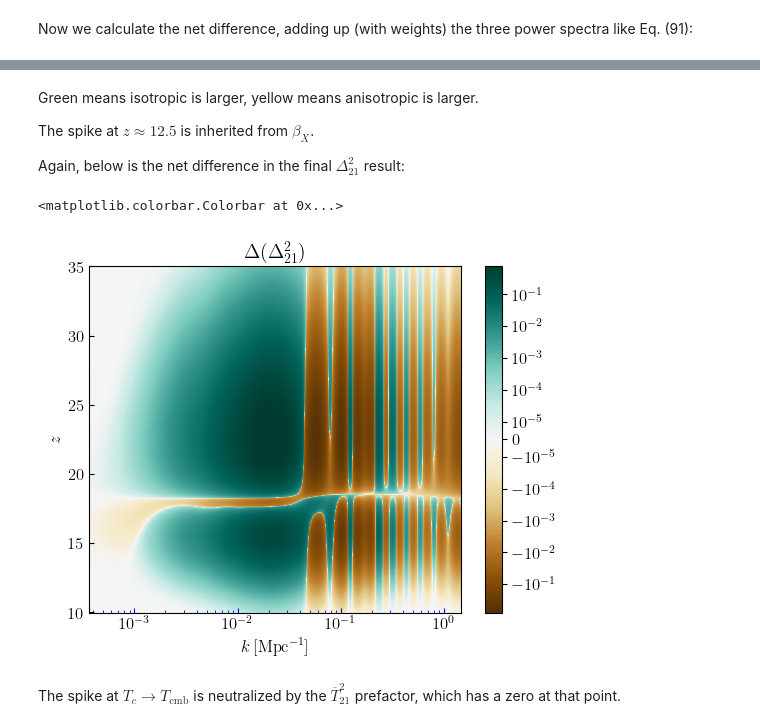
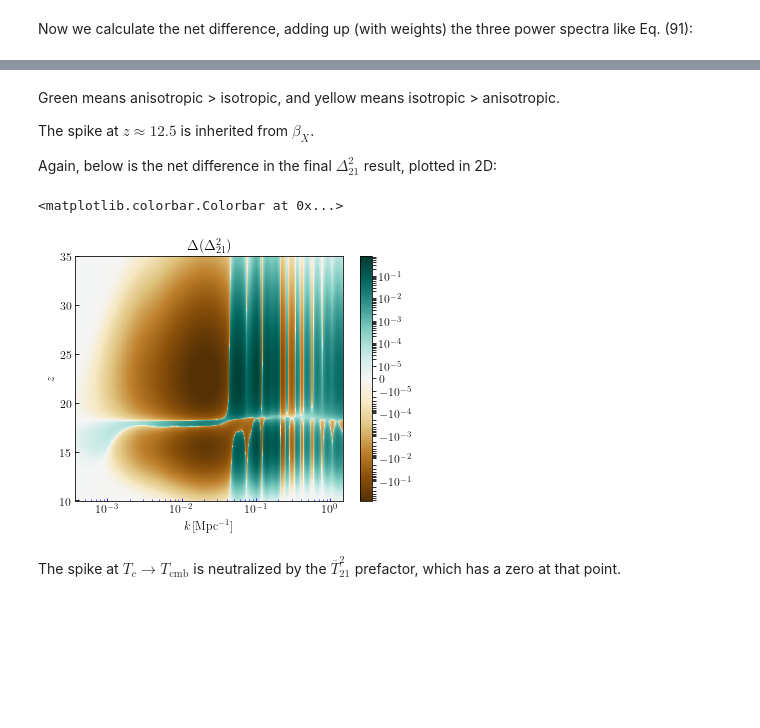
Before and after one commit to ryanyrzh/Zeus21, a Jupyter notebook: aniso_tests/corr_breakdown.ipynb, the cells around one changed output, grey strips where cells are left out. Drawn from its saved outputs; the diff is of its cells as text; code cells hidden in the pictures; blank space fills up the shorter version.

Commit message:
Flip difference (aniso - iso)

```diff
--- a/aniso_tests/corr_breakdown.ipynb
+++ b/aniso_tests/corr_breakdown.ipynb
@@ -638,32 +652,32 @@ fig.colorbar(pcm, ax=ax)
 # %% [markdown]
-Green means isotropic is larger, yellow means anisotropic is larger.
+Green means anisotropic > isotropic, and yellow means isotropic > anisotropic.
 
 The spike at $z\approx12.5$ is inherited from $\beta_X$.
 
-Again, below is the net difference in the final $\Delta^2_{21}$ result:
+Again, below is the net difference in the final $\Delta^2_{21}$ result, plotted in 2D:
 # %%
-Deltasq_T21_diff = PS21.Deltasq_T21 - PS21_aniso.Deltasq_T21
+Deltasq_T21_diff = PS21_aniso.Deltasq_T21 - PS21.Deltasq_T21
 Deltasq_T21_diff_interp = RegularGridInterpolator((zlist, klist), Deltasq_T21_diff,
-                                              method = 'cubic', bounds_error=False, fill_value=0)
+                                              method = 'linear', bounds_error=False, fill_value=0)
 
 zmesh, kmesh = np.meshgrid(zlistHighRes, klistHighRes, indexing='ij')
 Deltasq_T21_diff_interped = Deltasq_T21_diff_interp(np.column_stack([zmesh.ravel(), kmesh.ravel()])).reshape(zmesh.shape)
 
 fig, ax = plt.subplots(1, 1, figsize=(6, 4.5))
 v = np.nanpercentile(np.abs(Deltasq_T21_diff_interped), 99)
 pcm = ax.pcolormesh(klistHighRes, zlistHighRes, Deltasq_T21_diff_interped, cmap='BrBG',
                     norm=SymLogNorm(linthresh=1e-5, linscale=0.5, vmin=-v, vmax=v, base=10),
                     shading='auto')
 ax.set_xscale('log')
 ax.set_xlabel(r'$k\,[\mathrm{Mpc}^{-1}]$')
 ax.set_ylabel(r'$z$')
 ax.set_xlim([klist[0], klist[-1]])
 ax.tick_params(axis='x', which='both', direction='in', color='b')
 ax.tick_params(axis='y', direction='in')
 ax.set_title(r'$\Delta(\Delta^2_{21})$')
 fig.colorbar(pcm, ax=ax)
 # %% [output]
 <matplotlib.colorbar.Colorbar at 0x...>
-[figure, old version]
+[figure, new version]
 # %% [markdown]
 The spike at $T_c\rightarrow T_{\text{cmb}}$ is neutralized by the $\overline{T}^2_{21}$ prefactor, which has a zero at that point.
```
Also changed, not shown: parts of 18 cells of this notebook.
